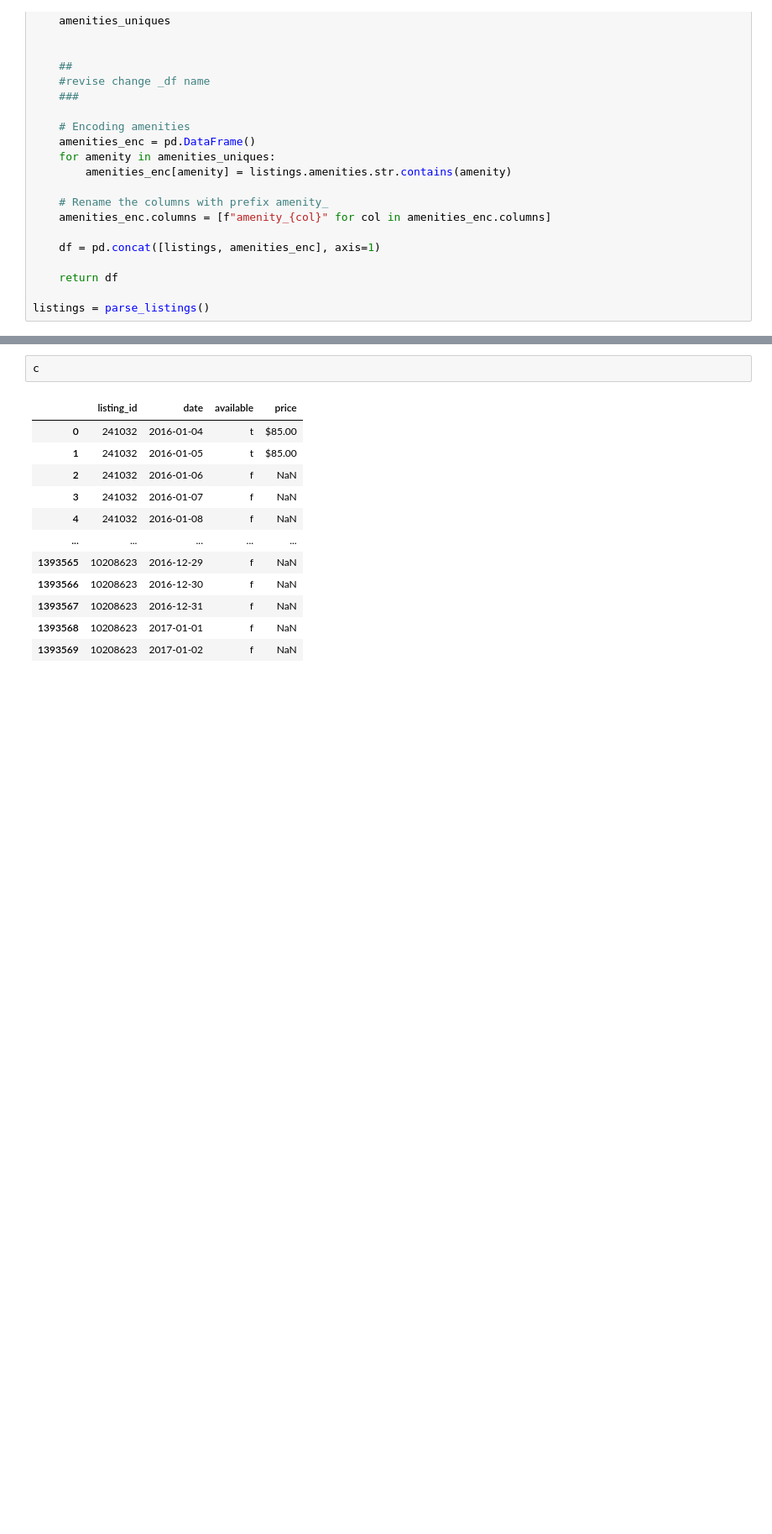
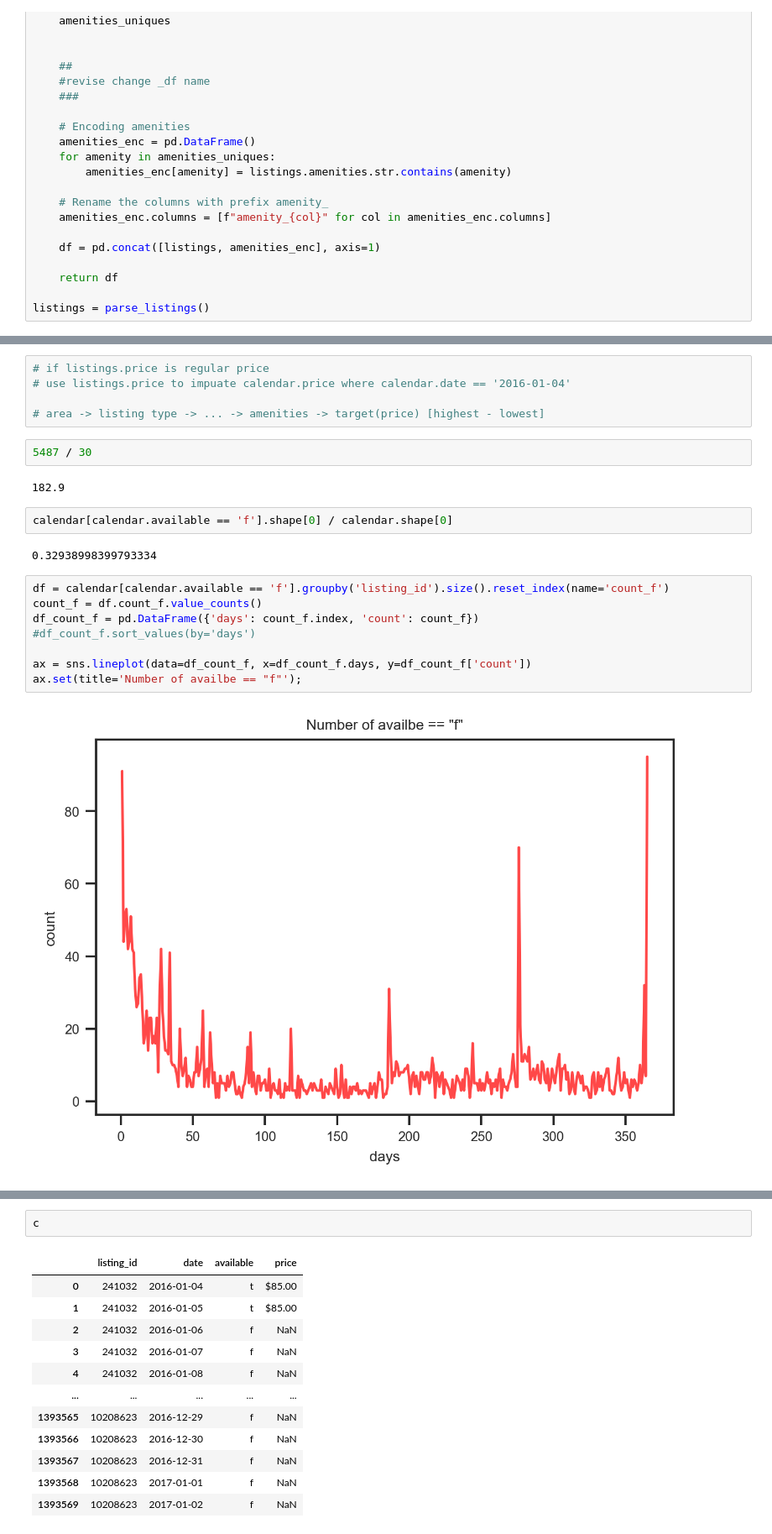
Before and after one commit to ZacksAmber/Kaggle-Seattle-Airbnb, a Jupyter notebook: Untitled.ipynb, the cells around one changed output, grey strips where cells are left out. Shown: that part at 84% size. Saved outputs shown, nothing was run; the diff lists cells and outputs as text; blank space fills up the shorter version.

```diff
--- a/Untitled.ipynb
+++ b/Untitled.ipynb
@@ -365,0 +515,23 @@ listings
+# %%
+# if listings.price is regular price
+# use listings.price to impuate calendar.price where calendar.date == '2016-01-04'
+
+# area -> listing type -> ... -> amenities -> target(price) [highest - lowest]
+# %%
+5487 / 30
+# %% [output]
+182.9
+# %%
+calendar[calendar.available == 'f'].shape[0] / calendar.shape[0]
+# %% [output]
+0.32938998399793334
+# %%
+df = calendar[calendar.available == 'f'].groupby('listing_id').size().reset_index(name='count_f')
+count_f = df.count_f.value_counts()
+df_count_f = pd.DataFrame({'days': count_f.index, 'count': count_f})
+#df_count_f.sort_values(by='days')
+
+ax = sns.lineplot(data=df_count_f, x=df_count_f.days, y=df_count_f['count'])
+ax.set(title='Number of availbe == "f"');
+# %% [output]
+[figure, added]
```
Also changed, not shown: parts of 60 cells of this notebook, 1 other file.
